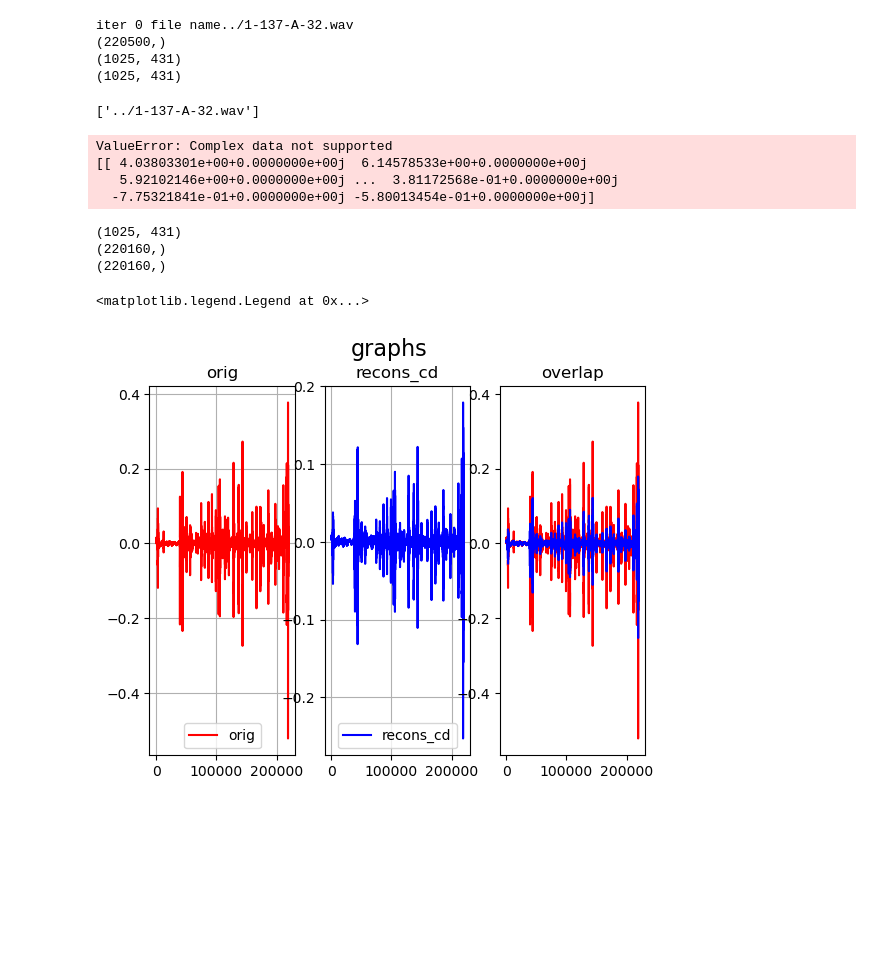
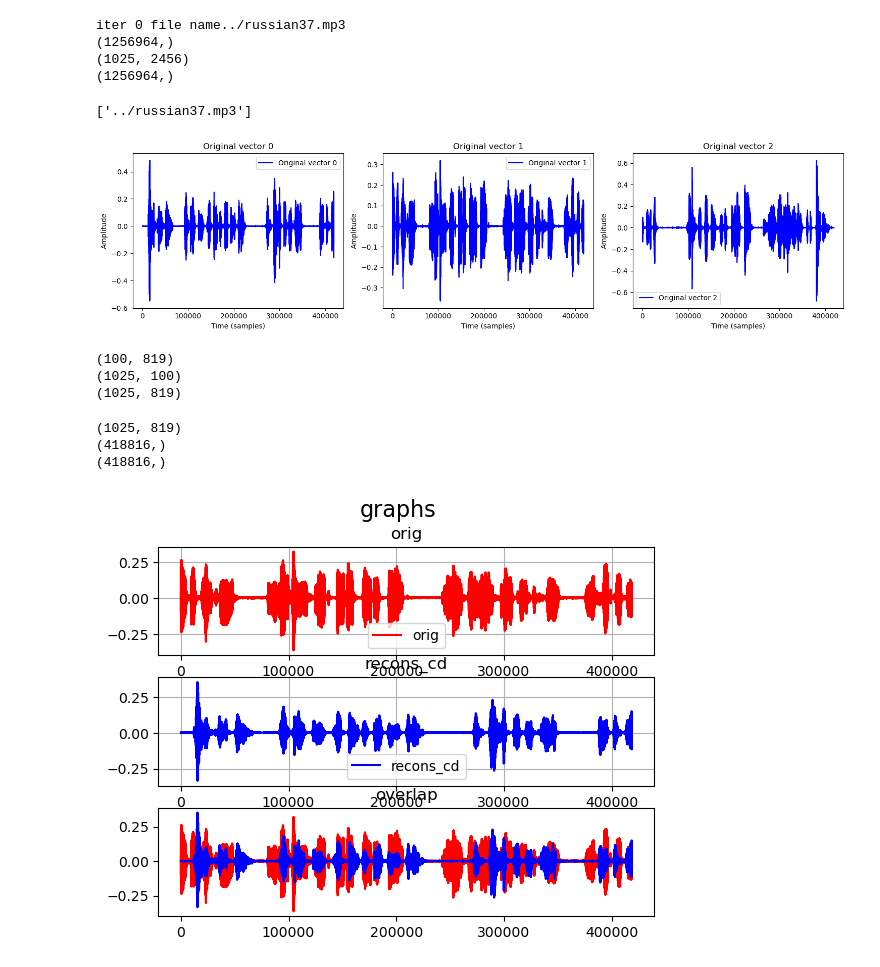
Before and after one commit to Marte77/explainable-statistical-learning, a Jupyter notebook: project1/lasso_martinho/codigoquedeu.ipynb, the cells around one changed output. Drawn from its saved outputs; the diff is of its cells as text; code cells hidden in the pictures; blank space fills up the shorter version.

```diff
--- a/project1/lasso_martinho/codigoquedeu.ipynb
+++ b/project1/lasso_martinho/codigoquedeu.ipynb
@@ -39,7 +39,7 @@ for i, file in enumerate(files):
     print("iter {} file name{}".format(i, file))
     print(audio.shape)
     print(librosa.stft(audio).shape)
-    a = librosa.stft(audio)
+    a = audio#librosa.stft(audio)
     print(a.shape)
     audios.append(a)
     aux_time = []
@@ -52,28 +52,49 @@ audios = np.asarray(audios)
 times = np.asarray(times)
 files
 # %% [output]
-iter 0 file name../1-137-A-32.wav
-(220500,)
-(1025, 431)
-(1025, 431)
+iter 0 file name../russian37.mp3
+(1256964,)
+(1025, 2456)
+(1256964,)
-['../1-137-A-32.wav']
+['../russian37.mp3']
+# %%
+import matplotlib.pyplot as plt
+fig, axes = plt.subplots(1, 3, figsize=(15, 4))  # 1 row, 3 columns
+segments = np.array_split(audio,3)
+for i, (ax, segment) in enumerate(zip(axes, segments)):
+    ax.plot(segment, label=f"Original vector {i}", color='b')
+    ax.set_title(f"Original vector {i}")
+    ax.set_xlabel("Time (samples)")
+    ax.set_ylabel("Amplitude")
+    ax.legend()
+plt.tight_layout()
+plt.show()
+# %% [output]
+[figure, added]
 # %%
 from sklearn.decomposition import SparseCoder, DictionaryLearning
 import matplotlib.pyplot as plt
 
-alpha = 0.1
+alpha = .01
 transform_alpha = alpha
 # lars_lasso
-#dictionary = DictionaryLearning(n_components=100, random_state=seed, alpha=alpha, fit_algorithm="lars", transform_algorithm="lasso_lars", transform_alpha=transform_alpha)
+# dictionary = DictionaryLearning(n_components=100, random_state=seed, alpha=alpha, fit_algorithm="lars", transform_algorithm="lasso_lars", transform_alpha=transform_alpha)
 # lars_lasso#dictionary.fit(np.real(audios[0]))
-
-dictionary_cd = DictionaryLearning(n_components=50, random_state=seed, alpha=alpha, fit_algorithm="cd", transform_algorithm="lasso_cd", transform_alpha=transform_alpha)
-dictionary_cd.fit(np.real(audios[0]))
+split_audio = np.array_split(audio, 3)
+for index, i in enumerate(split_audio):
+    split_audio[index] = librosa.stft(i)
+dictionary_cd = DictionaryLearning(n_components=100, random_state=seed, alpha=alpha, fit_algorithm="cd", transform_algorithm="lasso_cd", transform_alpha=transform_alpha)
+z = dictionary_cd.fit_transform(np.real(split_audio[0]))
-# %% [output]
-ValueError: Complex data not supported
-[[ 4.03803301e+00+0.0000000e+00j  6.14578533e+00+0.0000000e+00j
-   5.92102146e+00+0.0000000e+00j ...  3.81172568e-01+0.0000000e+00j
-  -7.75321841e-01+0.0000000e+00j -5.80013454e-01+0.0000000e+00j]
+# %%
+n_atoms = 1024  # Number of atoms
+#dictionary_random = np.random.randn(np.real(split_audio[0]).shape[0], n_atoms) #generates samples from the standard normal distribution (mean = 0, variance = 1)
+print(dictionary_cd.components_.shape)
+print(z.shape)
+print(split_audio[1].shape)
+# %% [output]
+(100, 819)
+(1025, 100)
+(1025, 819)
 # %%
 # lars_lasso
 #coder = SparseCoder(dictionary=dictionary.components_, transform_alpha=transform_alpha,transform_algorithm="lasso_lars")
@@ -82,15 +103,14 @@ ValueError: Complex data not supported
 #x = coder.transform(np.real(audios[0]))
 #reconstructed_signal = np.dot(x, dictionary.components_)
 
-
-coder_cd = SparseCoder(dictionary=dictionary_cd.components_, transform_alpha=transform_alpha,transform_algorithm="lasso_lars")
+coder_cd = SparseCoder(dictionary=dictionary_cd.components_, transform_alpha=transform_alpha,transform_algorithm="lasso_cd")
 #density = len(np.flatnonzero(x))
 #x = np.ravel(np.dot(x, D_fixed))
-x_cd = coder_cd.transform(np.real(audios[0]))
-reconstructed_signal_cd = np.dot(x_cd, dictionary_cd.components_)
+x_cd = coder_cd.transform(np.real(split_audio[0]))
+reconstructed_signal_cd = np.matmul(x_cd, dictionary_cd.components_)
 reconstructed_audio_cd = librosa.istft(reconstructed_signal_cd)
 # %%
-orig = librosa.istft(audios[0])
+orig = librosa.istft(split_audio[1])
 print(reconstructed_signal_cd.shape)
 print(reconstructed_audio_cd.shape)
 print(orig.shape)
@@ -101,40 +121,42 @@ plt.plot(
             color="red",
             lw=2,
             label="original",
             #label="%s: %s nonzero coefs,\n%.2f error" % ("pff", density, squared_error),
         )
 plt.plot(reconstructed_audio, "-", color="blue", label="reconstrcuted", lw=2)
 plt.plot(reconstructed_audio_cd, "-", color="green", label="reconstrcuted with cd", lw=2)
 plt.legend()
 plt.show()"""
-fig, axes = plt.subplots(1, 3)  # 4 rows, 4 columns
+# %matplotlib inline
+fig, axes = plt.subplots(3, 1)  # 4 rows, 4 columns
 fig.suptitle('graphs', fontsize=16)  # Main title
 axes[0].plot(orig, color="red")
 #axes[1].plot(reconstructed_audio, color="green")
 axes[1].plot(reconstructed_audio_cd, color="blue")
 axes[2].plot(orig, color="red")
 axes[2].plot(reconstructed_audio_cd, color="blue")
 axes[0].set_title("orig")
 #axes[1].set_title("recons")
 axes[1].set_title("recons_cd")
 axes[2].set_title("overlap")
 axes[0].grid(True)
 axes[1].grid(True)
 #axes[3].plot(orig, "-", color="red", label="original")
 #axes[3].plot(reconstructed_audio_cd, "-", color="blue", label="recons_cd")
 #axes[3].plot(reconstructed_audio, "-", color="green", label="recons")
 #axes[3].grid(True)
 #axes[3].set_ylim(-0.2,0.2)
-a#xes[3].set_title("overlaps")
+#axes[3].set_title("overlaps")
 axes[0].legend([axes[0].get_title()],loc="lower center")
 #axes[1].legend([axes[1].get_title()],loc="upper center")
 axes[1].legend([axes[1].get_title()],loc="lower center")
+#axes[2].set_xlim(16000,17000)
+fig.show()
 # %% [output]
-(1025, 431)
-(220160,)
-(220160,)
+(1025, 819)
+(418816,)
+(418816,)
-<matplotlib.legend.Legend at 0x...>
-[figure, old version]
+[figure, new version]
 # %%
 #plt.plot(dictionary.components_[1], "-", color="blue", label="component", lw=2)
 
```
Also changed, not shown: parts of 6 cells of this notebook, 5 other files.
